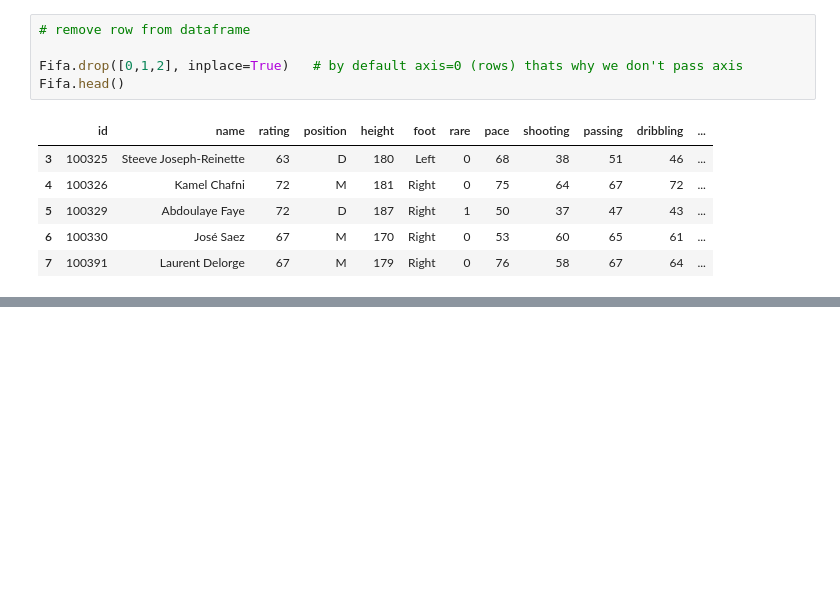
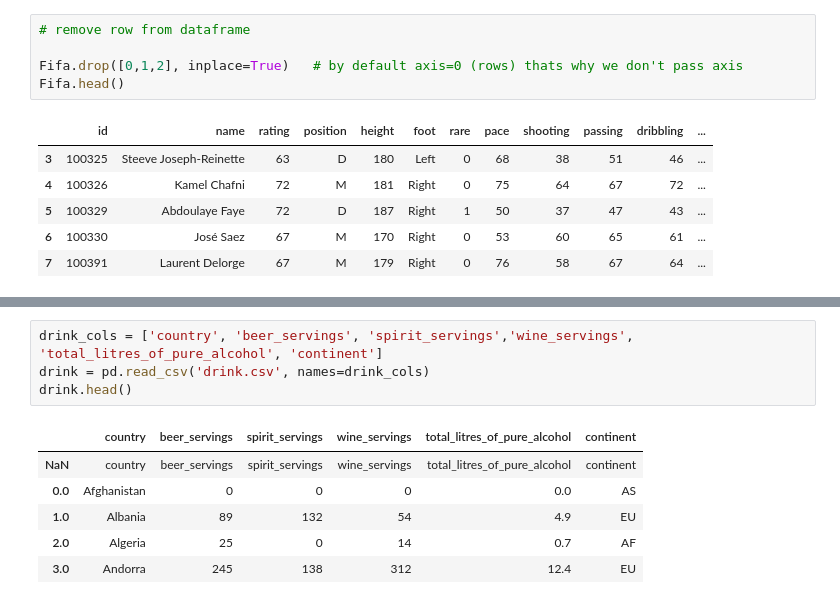
Before and after one commit to shahriar0999/pandas, a Jupyter notebook: pandas.ipynb, the cells around one changed output, grey strips where cells are left out. Saved outputs shown, nothing was run; the diff lists cells and outputs as text; blank space fills up the shorter version.

```diff
--- a/pandas.ipynb
+++ b/pandas.ipynb
@@ -109,0 +149,11 @@ Fifa.head()
+# %%
+drink_cols = ['country', 'beer_servings', 'spirit_servings','wine_servings', 'total_litres_of_pure_alcohol', 'continent']
+drink = pd.read_csv('drink.csv', names=drink_cols)
+drink.head()
+# %% [output]
+|  | country | beer_servings | spirit_servings | wine_servings | total_litres_of_pure_alcohol | continent |
+| NaN | country | beer_servings | spirit_servings | wine_servings | total_litres_of_pure_alcohol | continent |
+| 0.0 | Afghanistan | 0 | 0 | 0 | 0.0 | AS |
+| 1.0 | Albania | 89 | 132 | 54 | 4.9 | EU |
+| 2.0 | Algeria | 25 | 0 | 14 | 0.7 | AF |
+| 3.0 | Andorra | 245 | 138 | 312 | 12.4 | EU |
```
Also changed, not shown: parts of 8 cells of this notebook.
